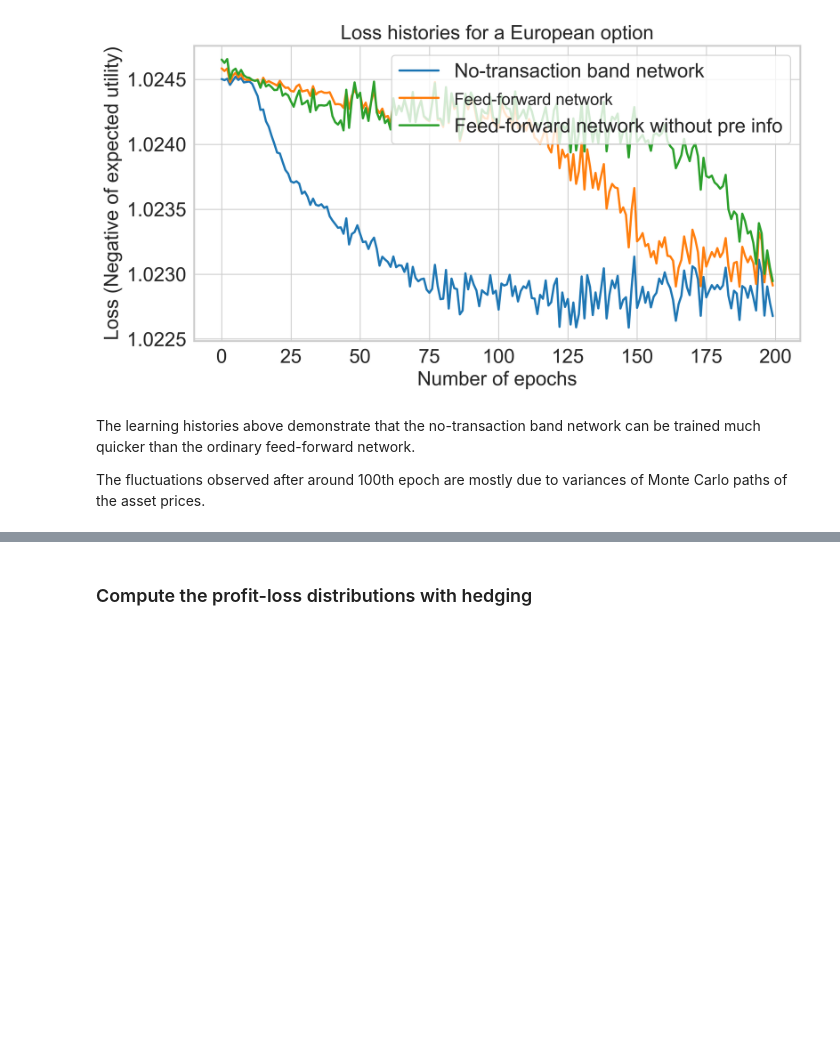
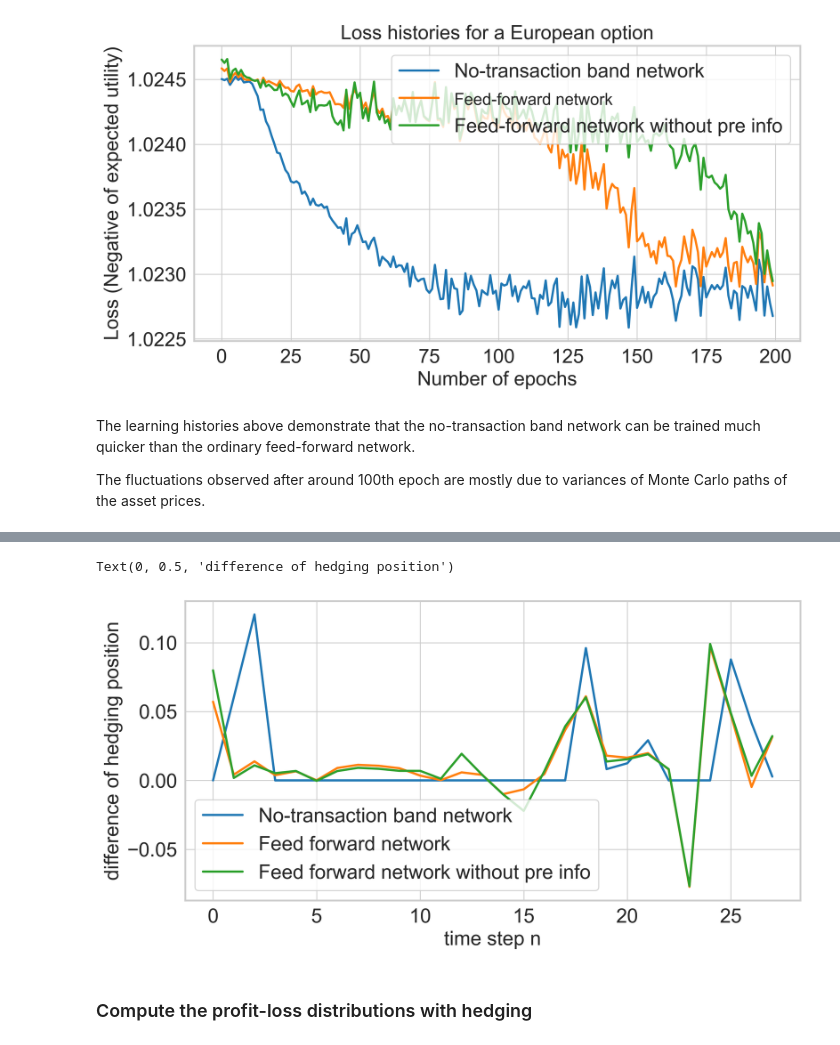
Before and after one commit to YUNYANSONG/master_thesis, a Jupyter notebook: main_BS.ipynb, the cells around one changed output, grey strips where cells are left out. Saved outputs shown, nothing was run; the diff lists cells and outputs as text; code cells hidden in the pictures; blank space fills up the shorter version.

```diff
--- a/main_BS.ipynb
+++ b/main_BS.ipynb
@@ -384,3 +451,23 @@ The fluctuations observed after around 100th epoch are mostly due to variances o
+# %%
+tmp_1 = pos_1[::]
+tmp_2 = pos_2[::]
+tmp_3 = pos_3[::]
+
+
+for i in range(1,len(pos_1)):
+    pos_1[i] = pos_1[i]- tmp_1[i-1]
+    pos_2[i] = pos_2[i]- tmp_2[i-1]
+    pos_3[i] = pos_3[i]- tmp_3[i-1]
+# %%
+plt.plot(list(pos_1[::]),label="No-transaction band network")
+plt.plot(list(pos_2[::]),label="Feed forward network")
+plt.plot(list(pos_3[::]),label="Feed forward network without pre info")
+plt.legend()
+plt.xlabel("time step n")
+plt.ylabel("difference of hedging position")
+# %% [output]
+Text(0, 0.5, 'difference of hedging position')
+[figure, added]
 # %% [markdown]
 ### Compute the profit-loss distributions with hedging
 # %%
```
Also changed, not shown: parts of 6 cells of this notebook, 1 other file.
